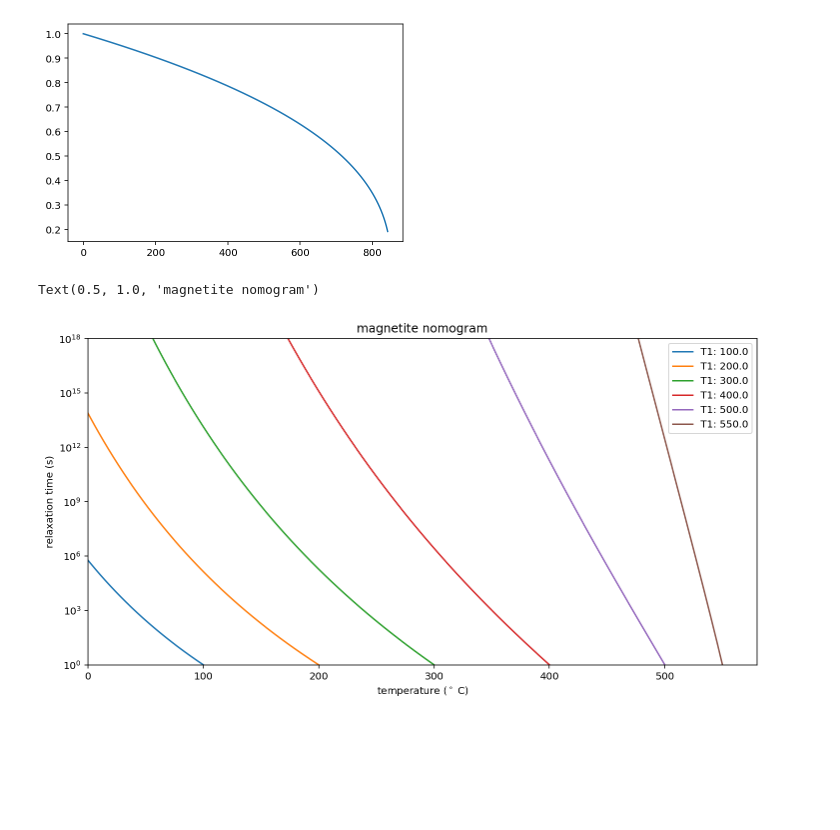
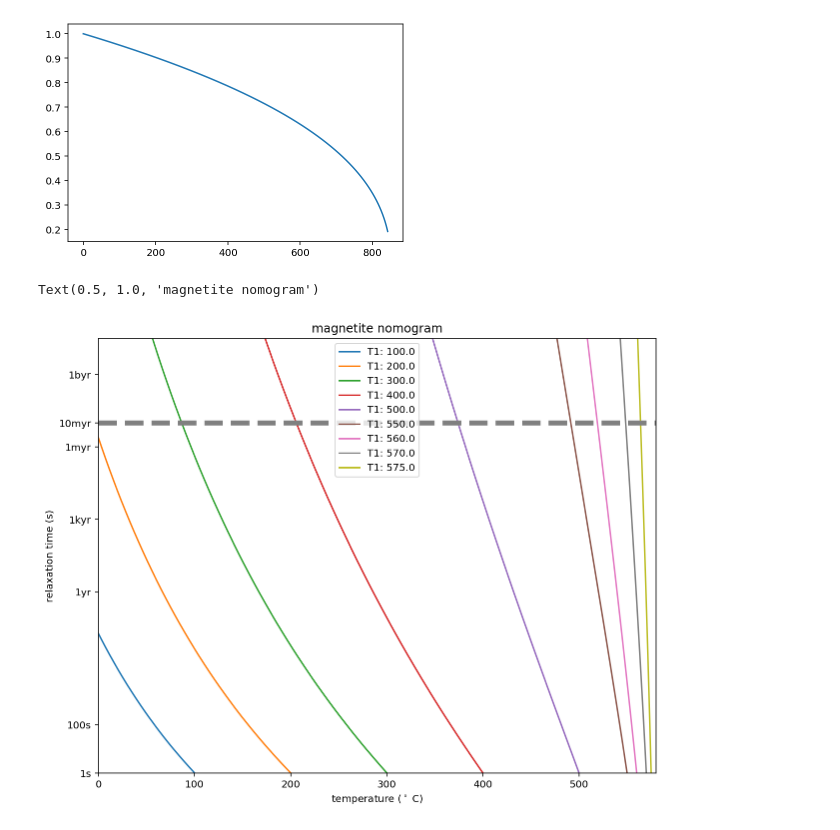
Before and after one commit to Swanson-Hysell-Group/Grenville_seminar, a Jupyter notebook: code/Haliburton_pmag_Yiming.ipynb, the cells around one changed output. Saved outputs shown, nothing was run; the diff lists cells and outputs as text; code cells hidden in the pictures; blank space fills up the shorter version.

```diff
--- a/code/Haliburton_pmag_Yiming.ipynb
+++ b/code/Haliburton_pmag_Yiming.ipynb
@@ -121,31 +161,35 @@ plt.plot(range(570+273), T_js/max(T_js))
 [figure]
 # %%
 # initiallize a bunch of 1s relaxation time scenario for magnetite
-fast_relax_temp = [i + 273.15 for i in[100, 200, 300, 400, 500, 550]] # in celcius [100, 200, 300, 400, 500, 550]
+fast_relax_temp = [i + 273.15 for i in[100, 200, 300, 400, 500, 550, 560, 570, 575]] # in celcius [100, 200, 300, 400, 500, 550]
 C = 1e10 # attempt frequency
 tau1 = 1 # 1s
 mag_js = 480000 #A/m for magnetite
 
-plt.figure(figsize=(12,6))
+plt.figure(figsize=(10,8))
 for T1 in fast_relax_temp:
     T2_list = np.linspace(T1-300, T1, 1000)
     tau2_list = []
     T1_js = mag_js*np.abs((580+273.15-T1)/(580+273.15))**0.38
     for T2 in T2_list:
         T2_js = mag_js*np.abs((580+273.15-T2)/(580+273.15))**0.38
 
         tau2_list.append(np.exp(T1*np.log(tau1*C)*T2_js**2/T1_js**2/T2)/C)
     plt.plot(T2_list-273.15, tau2_list, label = 'T1: '+str(T1-273.15))
 
+plt.plot([0,600], [1e7*Julian_year, 1e7*Julian_year], '--', color = 'grey', linewidth=5)
 plt.xlabel('temperature ($^\circ$ C)')
 plt.ylabel('relaxation time (s)')
 plt.legend()
 plt.xlim(0, 580)
 plt.yscale('log')
+plt.yticks(ticks=[1, 100, Julian_year, 1000*Julian_year, 1e6*Julian_year, 1e7*Julian_year, 1e9*Julian_year],
+           labels=['1s', '100s', '1yr', '1kyr', '1myr', '10myr', '1byr'])
 plt.ylim(1, 1e18)
 plt.title('magnetite nomogram')
+# plt.savefig('../figure/magnetite_nomogram.pdf', bbox_inches='tight')
 # %% [output]
 Text(0.5, 1.0, 'magnetite nomogram')
-[figure, old version]
+[figure, new version]
 # %%
 # initiallize a bunch of 1s relaxation time scenario for magnetite
```
Also changed, not shown: parts of 24 cells of this notebook, 4 other files.
